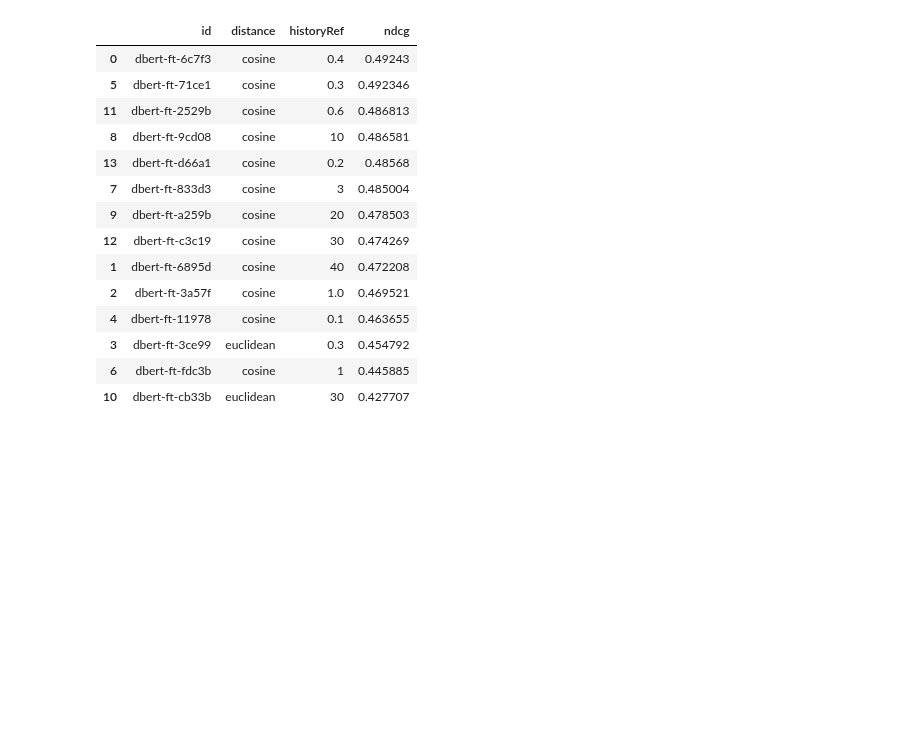
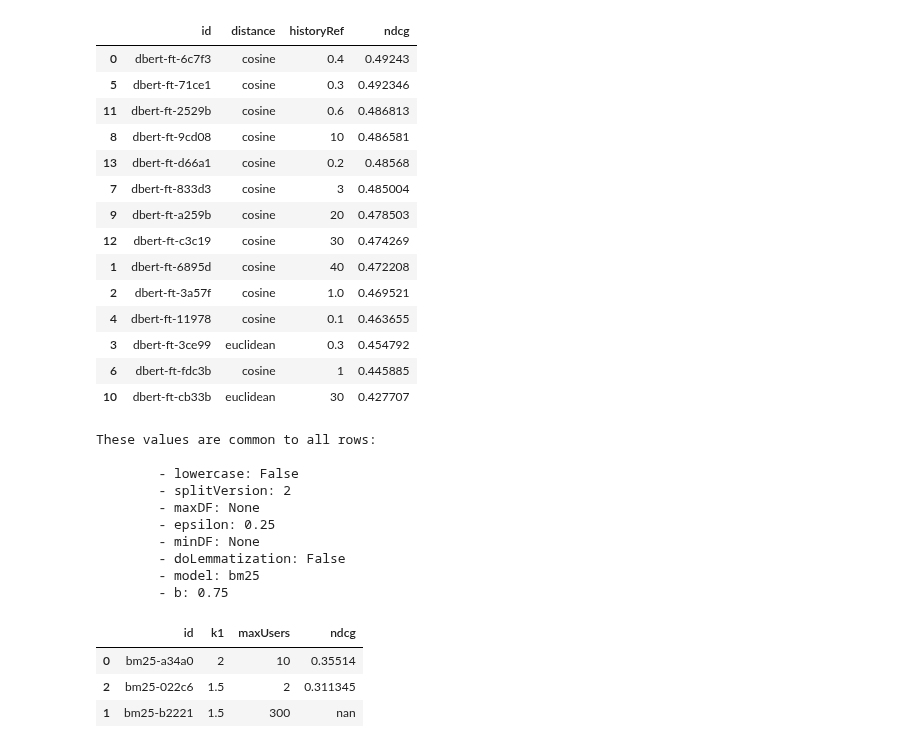
Before and after one commit to arthur-gallois/Twinews-adapted, a Jupyter notebook: twinews/evaluation/hjreport.ipynb, the cells around one changed output. Saved outputs shown, nothing was run; the diff lists cells and outputs as text; code cells hidden in the pictures; blank space fills up the shorter version.

```diff
--- a/twinews/evaluation/hjreport.ipynb
+++ b/twinews/evaluation/hjreport.ipynb
@@ -162,3 +162,31 @@ These values are common to all rows:
 | 3 | dbert-ft-3ce99 | euclidean | 0.3 | 0.454792 |
 | 6 | dbert-ft-fdc3b | cosine | 1 | 0.445885 |
 | 10 | dbert-ft-cb33b | euclidean | 30 | 0.427707 |
+# %%
+df = printReport\
+(
+    model='bm25',
+    splitVersion=2,
+    noSubsampling=False,
+    metaFilter=\
+    {
+        # "implementation": "gensim-lda",
+    },
+    metricsFilter={'ndcg'}, # None, {'ndcg', 'ndcg@10'}
+    sortBy='ndcg',
+)
+# %% [output]
+These values are common to all rows:
+
+        - lowercase: False
+        - splitVersion: 2
+        - maxDF: None
+        - epsilon: 0.25
+        - minDF: None
+        - doLemmatization: False
+        - model: bm25
+        - b: 0.75
+|  | id | k1 | maxUsers | ndcg |
+| 0 | bm25-a34a0 | 2 | 10 | 0.35514 |
+| 2 | bm25-022c6 | 1.5 | 2 | 0.311345 |
+| 1 | bm25-b2221 | 1.5 | 300 | nan |
```
Also changed, not shown: 3 other files.
